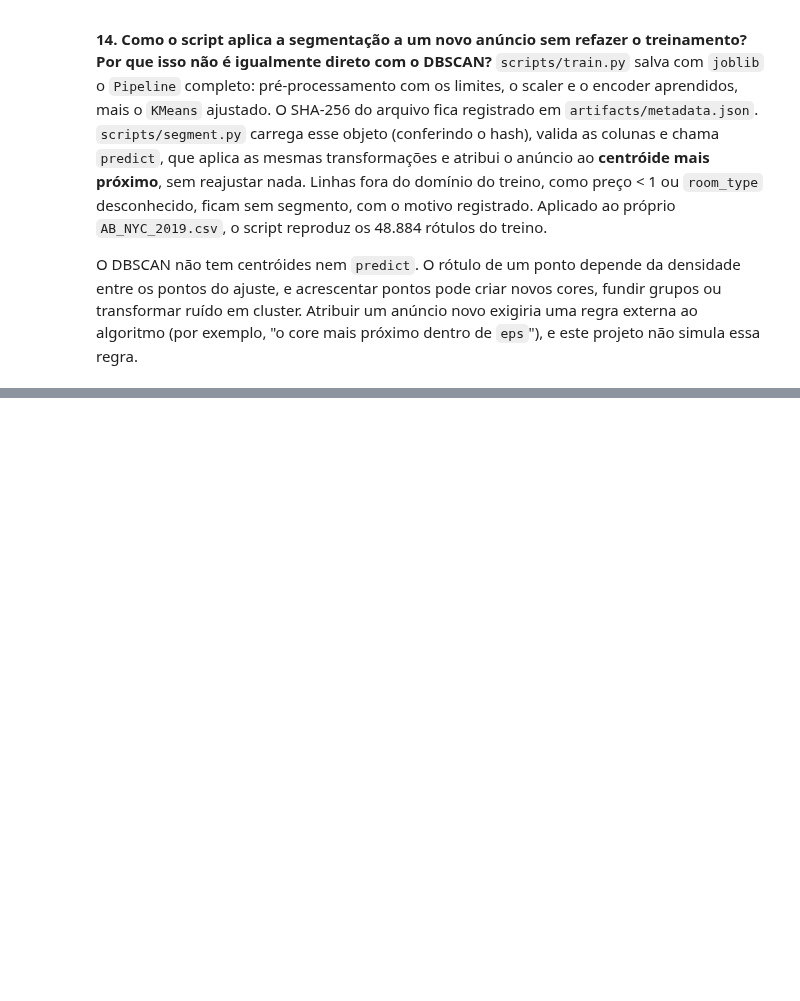
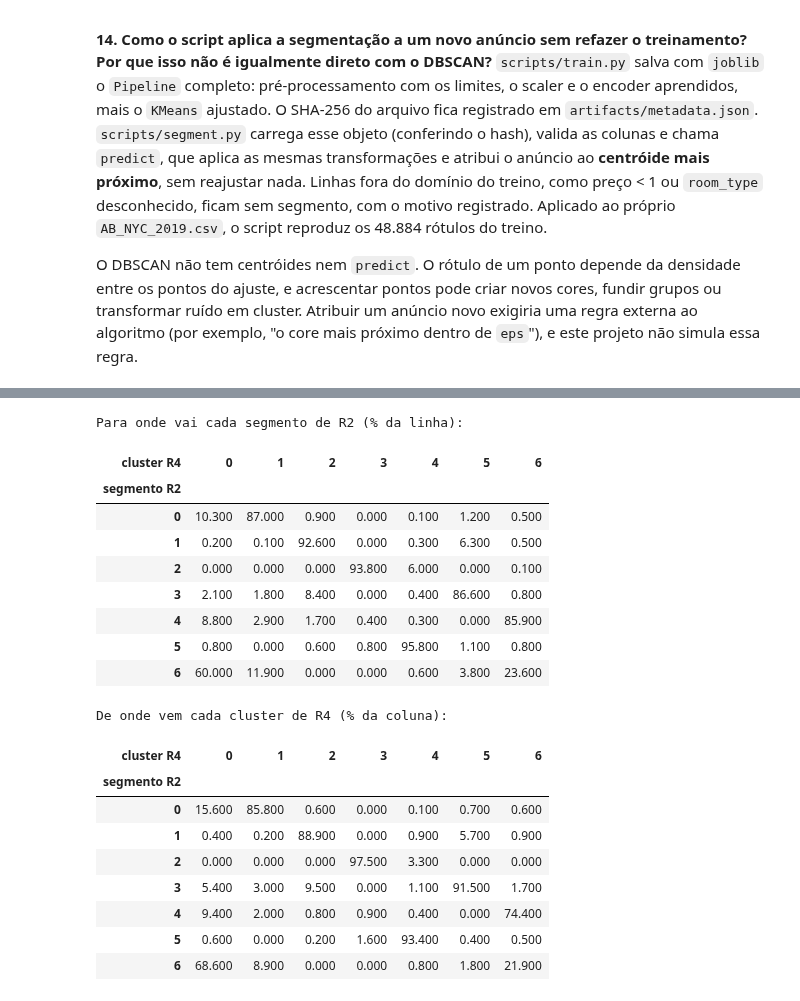
Before and after one commit to JPedroti/airbnb-nyc-clustering-segmentation, a Jupyter notebook: notebooks/02_clustering.ipynb, the cells around one changed output, grey strips where cells are left out. Drawn from its saved outputs; the diff is of its cells as text; code cells hidden in the pictures; blank space fills up the shorter version.

```diff
--- a/notebooks/02_clustering.ipynb
+++ b/notebooks/02_clustering.ipynb
@@ -1472,0 +1612,12 @@ algoritmo (por exemplo, "o core mais próximo dentro de `eps`"), e este projeto
+# %%
+labels_r4 = labels_by_k_r4[k_final]
+stability_r4 = evaluation.seed_stability(X_r4, k_final)
+comparison_r4 = pd.Series({
+    "ARI R4 × R2 (K = 7)": adjusted_rand_score(labels_r4, final_labels),
+    "ARI médio entre sementes (R4, K = 7)": stability_r4["ari_mean"],
+    "ARI mínimo entre sementes (R4, K = 7)": stability_r4["ari_min"],
+    "eta² da distância explicado pela partição R2": evaluation.eta_squared(distance, final_labels),
+    "eta² da distância explicado pela partição R4": evaluation.eta_squared(distance, labels_r4),
+}, name="valor").to_frame()
+comparison_r4.to_csv(config.REPORTS_DIR / "kmeans_r4_comparison.csv")
+comparison_r4
@@ -1472,0 +1663,28 @@ algoritmo (por exemplo, "o core mais próximo dentro de `eps`"), e este projeto
+# %%
+r2_segment = pd.Series(final_labels, name="segmento R2")
+r4_cluster = pd.Series(labels_r4, name="cluster R4")
+print("Para onde vai cada segmento de R2 (% da linha):")
+display((pd.crosstab(r2_segment, r4_cluster, normalize="index") * 100).round(1))
+print("De onde vem cada cluster de R4 (% da coluna):")
+(pd.crosstab(r2_segment, r4_cluster, normalize="columns") * 100).round(1)
+# %% [output]
+Para onde vai cada segmento de R2 (% da linha):
+| cluster R4 | 0 | 1 | 2 | 3 | 4 | 5 | 6 |
+| segmento R2 |  |  |  |  |  |  |  |
+| 0 | 10.300 | 87.000 | 0.900 | 0.000 | 0.100 | 1.200 | 0.500 |
+| 1 | 0.200 | 0.100 | 92.600 | 0.000 | 0.300 | 6.300 | 0.500 |
+| 2 | 0.000 | 0.000 | 0.000 | 93.800 | 6.000 | 0.000 | 0.100 |
+| 3 | 2.100 | 1.800 | 8.400 | 0.000 | 0.400 | 86.600 | 0.800 |
+| 4 | 8.800 | 2.900 | 1.700 | 0.400 | 0.300 | 0.000 | 85.900 |
+| 5 | 0.800 | 0.000 | 0.600 | 0.800 | 95.800 | 1.100 | 0.800 |
+| 6 | 60.000 | 11.900 | 0.000 | 0.000 | 0.600 | 3.800 | 23.600 |
+De onde vem cada cluster de R4 (% da coluna):
+| cluster R4 | 0 | 1 | 2 | 3 | 4 | 5 | 6 |
+| segmento R2 |  |  |  |  |  |  |  |
+| 0 | 15.600 | 85.800 | 0.600 | 0.000 | 0.100 | 0.700 | 0.600 |
+| 1 | 0.400 | 0.200 | 88.900 | 0.000 | 0.900 | 5.700 | 0.900 |
+| 2 | 0.000 | 0.000 | 0.000 | 97.500 | 3.300 | 0.000 | 0.000 |
+| 3 | 5.400 | 3.000 | 9.500 | 0.000 | 1.100 | 91.500 | 1.700 |
+| 4 | 9.400 | 2.000 | 0.800 | 0.900 | 0.400 | 0.000 | 74.400 |
+| 5 | 0.600 | 0.000 | 0.200 | 1.600 | 93.400 | 0.400 | 0.500 |
+| 6 | 68.600 | 8.900 | 0.000 | 0.000 | 0.800 | 1.800 | 21.900 |
```
Also changed, not shown: parts of 11 cells of this notebook, 23 other files.
